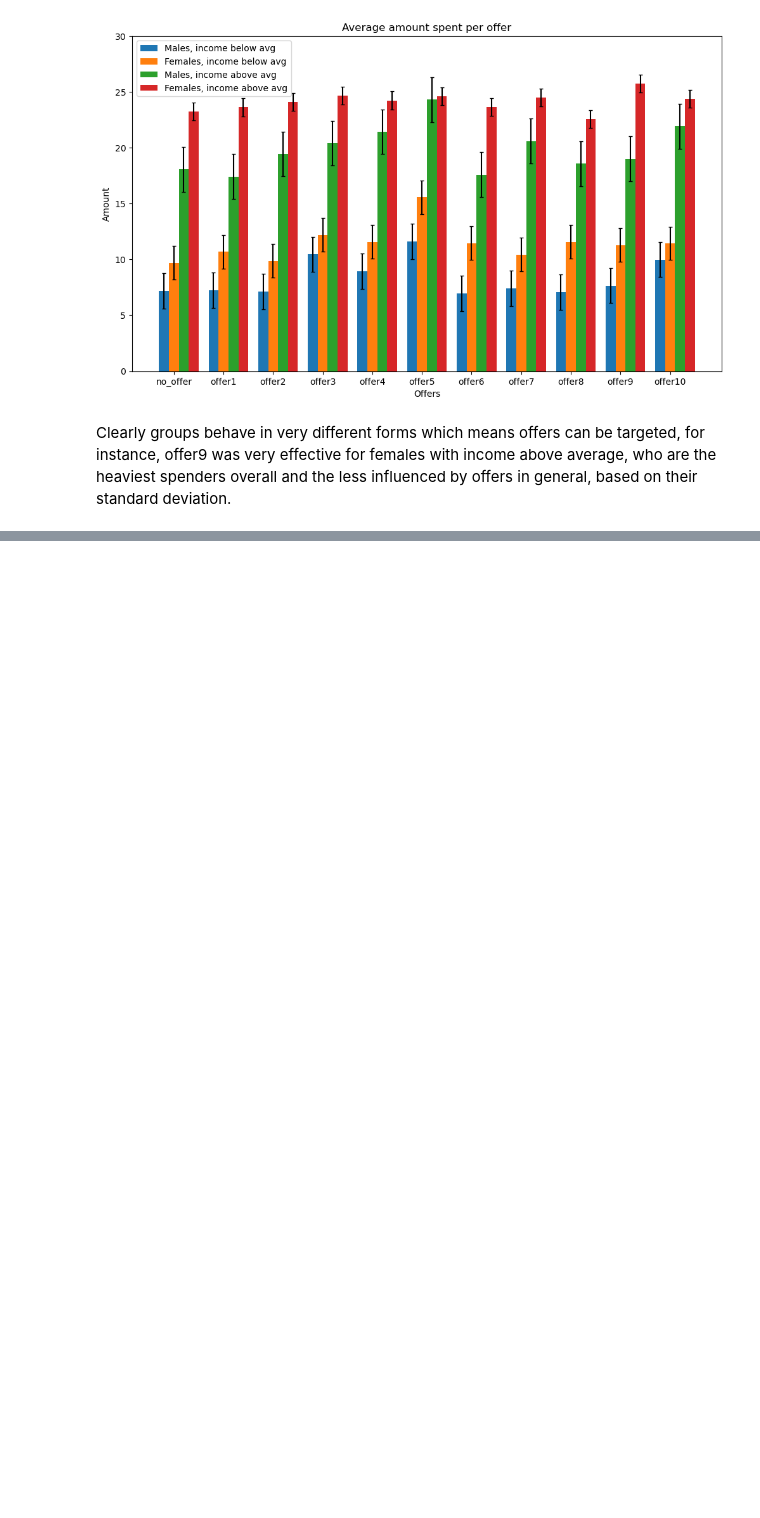
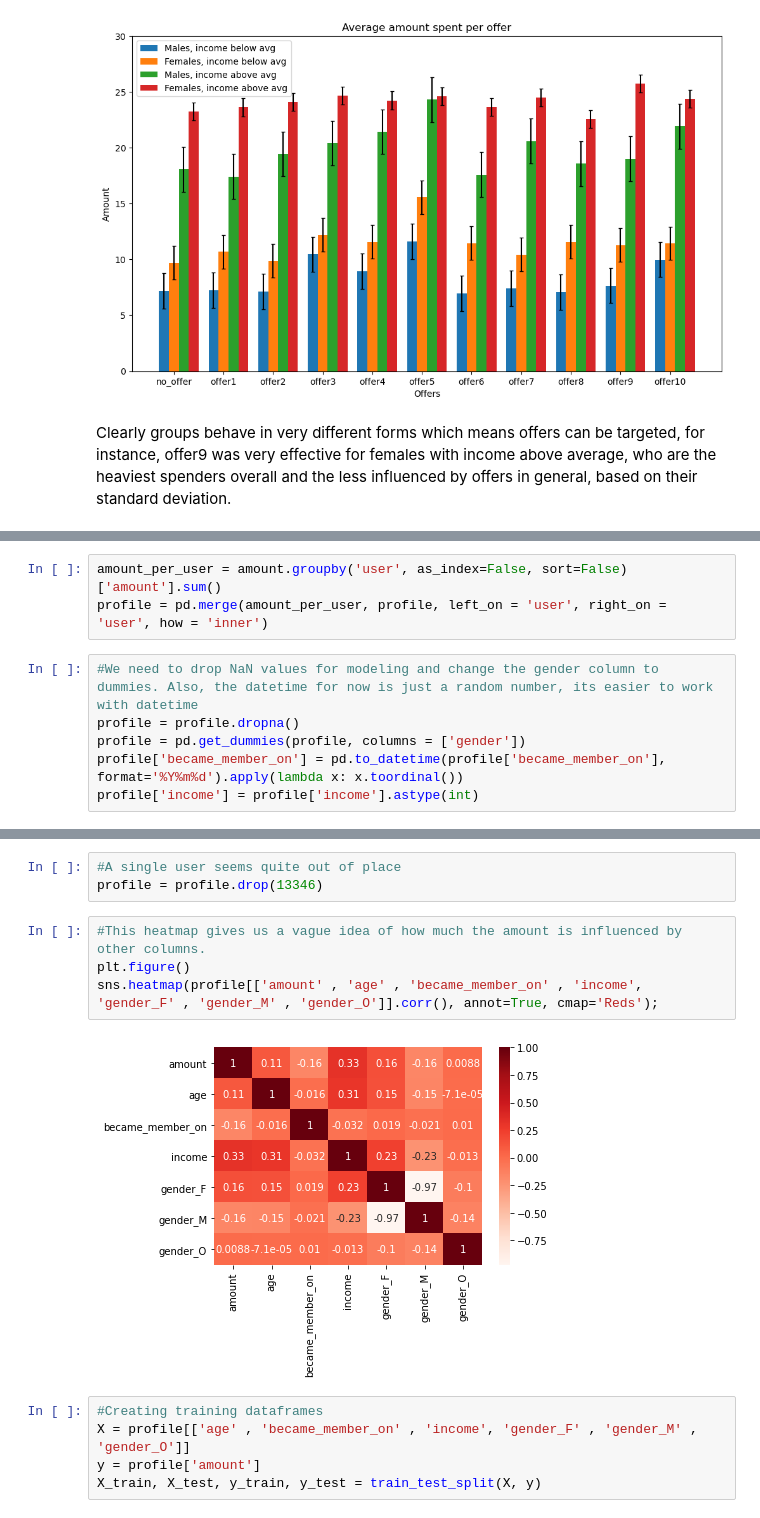
Before and after one commit to FranciscoNania/Udacity-Capstone-Starbucks, a Jupyter notebook: Starbucks Capstone.ipynb, the cells around one changed output, grey strips where cells are left out. Cells and saved outputs as stored; diff of their text form; blank space fills up the shorter version.

```diff
--- a/Starbucks Capstone.ipynb
+++ b/Starbucks Capstone.ipynb
@@ -568,0 +588,9 @@ Clearly groups behave in very different forms which means offers can be targeted
+# %%
+amount_per_user = amount.groupby('user', as_index=False, sort=False)['amount'].sum()
+profile = pd.merge(amount_per_user, profile, left_on = 'user', right_on = 'user', how = 'inner')
+# %%
+#We need to drop NaN values for modeling and change the gender column to dummies. Also, the datetime for now is just a random number, its easier to work with datetime
+profile = profile.dropna()
+profile = pd.get_dummies(profile, columns = ['gender'])
+profile['became_member_on'] = pd.to_datetime(profile['became_member_on'], format='%Y%m%d').apply(lambda x: x.toordinal())
+profile['income'] = profile['income'].astype(int)
@@ -568,0 +614,14 @@ Clearly groups behave in very different forms which means offers can be targeted
+# %%
+#A single user seems quite out of place
+profile = profile.drop(13346)
+# %%
+#This heatmap gives us a vague idea of how much the amount is influenced by other columns.
+plt.figure()
+sns.heatmap(profile[['amount' , 'age' , 'became_member_on' , 'income', 'gender_F' , 'gender_M' , 'gender_O']].corr(), annot=True, cmap='Reds');
+# %% [output]
+[figure, added]
+# %%
+#Creating training dataframes
+X = profile[['age' , 'became_member_on' , 'income', 'gender_F' , 'gender_M' , 'gender_O']]
+y = profile['amount']
+X_train, X_test, y_train, y_test = train_test_split(X, y)
```
Also changed, not shown: parts of 18 cells of this notebook.
